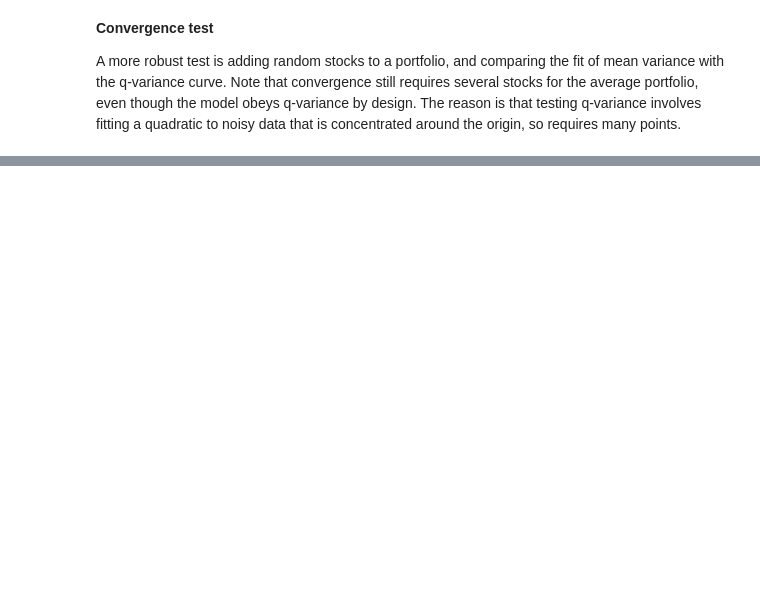
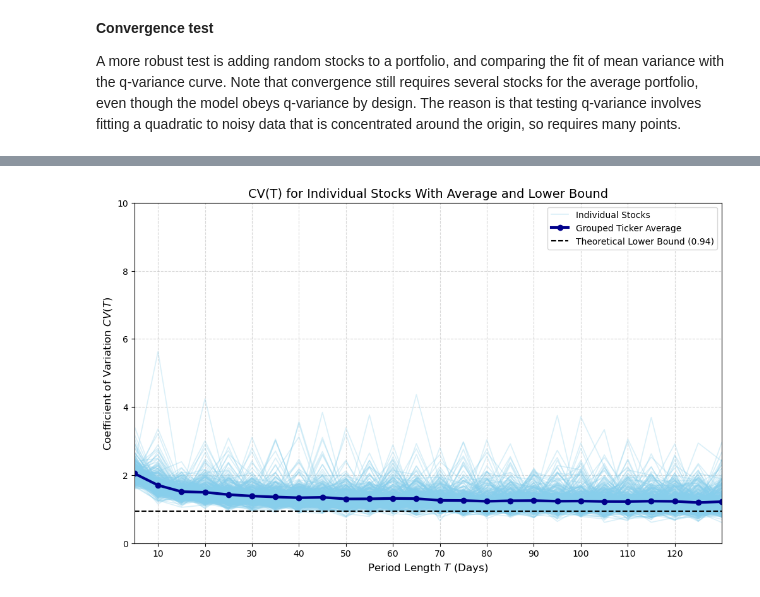
Before and after one commit to q-variance/challenge, a Jupyter notebook: notebooks/QuantumCircuitSim.ipynb, the cells around one changed output, grey strips where cells are left out. Saved outputs shown, nothing was run; the diff lists cells and outputs as text; code cells hidden in the pictures; blank space fills up the shorter version.

```diff
--- a/notebooks/QuantumCircuitSim.ipynb
+++ b/notebooks/QuantumCircuitSim.ipynb
@@ -448,0 +528,90 @@ Iteration 20/20 complete. Final R² = 0.9956
+# %%
+def plot_cv_vs_period_comprehensive(dataframe):
+    """Calculates and plots CV(T) versus T using three methods to expose pooling bias:
+
+    1. Individual stock curves (Light Blue)
+    2. Grouped-then-Averaged CV across tickers (Dark Blue)
+    3. Unfiltered pooled calculation across all points natively (Orange)
+    """
+    # Verify required columns exist
+    required_cols = {"t", "v", "tick"}
+    if not required_cols.issubset(dataframe.columns):
+        missing = required_cols - set(dataframe.columns)
+        print(f"Error: Dataframe is missing columns: {missing}")
+        return
+
+    plt.figure(figsize=(12, 7))
+
+    # 1. Plot individual ticker curves in the background
+    tickers = dataframe["tick"].unique()
+    first_ticker = True
+
+    # Dictionary to store each ticker's CV series to calculate the true average line
+    ticker_cvs = {}
+
+    for ticker in tickers:
+        ticker_df = dataframe[dataframe["tick"] == ticker]
+
+        t_stats = ticker_df.groupby("t")["v"].agg(["std", "mean"])
+        t_stats["CV"] = t_stats["std"] / t_stats["mean"]
+        t_stats = t_stats.sort_index()
+
+        # Save for our cross-ticker average calculation later
+        ticker_cvs[ticker] = t_stats["CV"]
+
+        label = "Individual Stocks" if first_ticker else ""
+        plt.plot(
+            t_stats.index,
+            t_stats["CV"],
+            color="skyblue",
+            alpha=0.3,
+            linewidth=1.2,
+            label=label,
+        )
+        first_ticker = False
+
+    # 2. Calculate the Grouped Aggregate Line
+    # (Average of individual ticker CV curves at each T)
+    df_cv_all = pd.DataFrame(ticker_cvs)
+    grouped_avg_cv = df_cv_all.mean(axis=1)
+
+    plt.plot(
+        grouped_avg_cv.index,
+        grouped_avg_cv.values,
+        marker="o",
+        linewidth=3,
+        color="darkblue",
+        markersize=6,
+        label="Grouped Ticker Average",
+    )
+
+    # 3. Calculate the Unfiltered (Pooled) Aggregate Line
+    # (Treating all data rows together as a single dataset)
+    unfiltered_stats = dataframe.groupby("t")["v"].agg(["std", "mean"])
+    unfiltered_stats["CV"] = unfiltered_stats["std"] / unfiltered_stats["mean"]
+    unfiltered_stats = unfiltered_stats.sort_index()
+
+    # plt.plot(unfiltered_stats.index,unfiltered_stats["CV"],marker="s",linewidth=3,color="darkorange", linestyle="--",markersize=6,label="Unfiltered Pooled Data Average")
+
+    plt.axhline(y=0.94, color="black", linestyle="--", linewidth=1.5, label="Theoretical Lower Bound (0.94)")
+
+    # 4. Formatting and styling
+    # plt.yscale("log")
+    plt.title(
+        "CV(T) for Individual Stocks With Average and Lower Bound",
+        fontsize=14,
+    )
+    plt.xlabel("Period Length $T$ (Days)", fontsize=12)
+    plt.ylabel("Coefficient of Variation $CV(T)$", fontsize=12)
+
+    plt.xticks(np.arange(0, 130, step=10))
+    plt.xlim(5, 130)
+    plt.ylim(0, 10)
+
+    plt.grid(True, linestyle="--", alpha=0.5)
+    plt.legend(loc="upper right", frameon=True, facecolor="white")
+
+
+plot_cv_vs_period_comprehensive(df)
+# %% [output]
+[figure, added]
```
Also changed, not shown: parts of 7 cells of this notebook.
